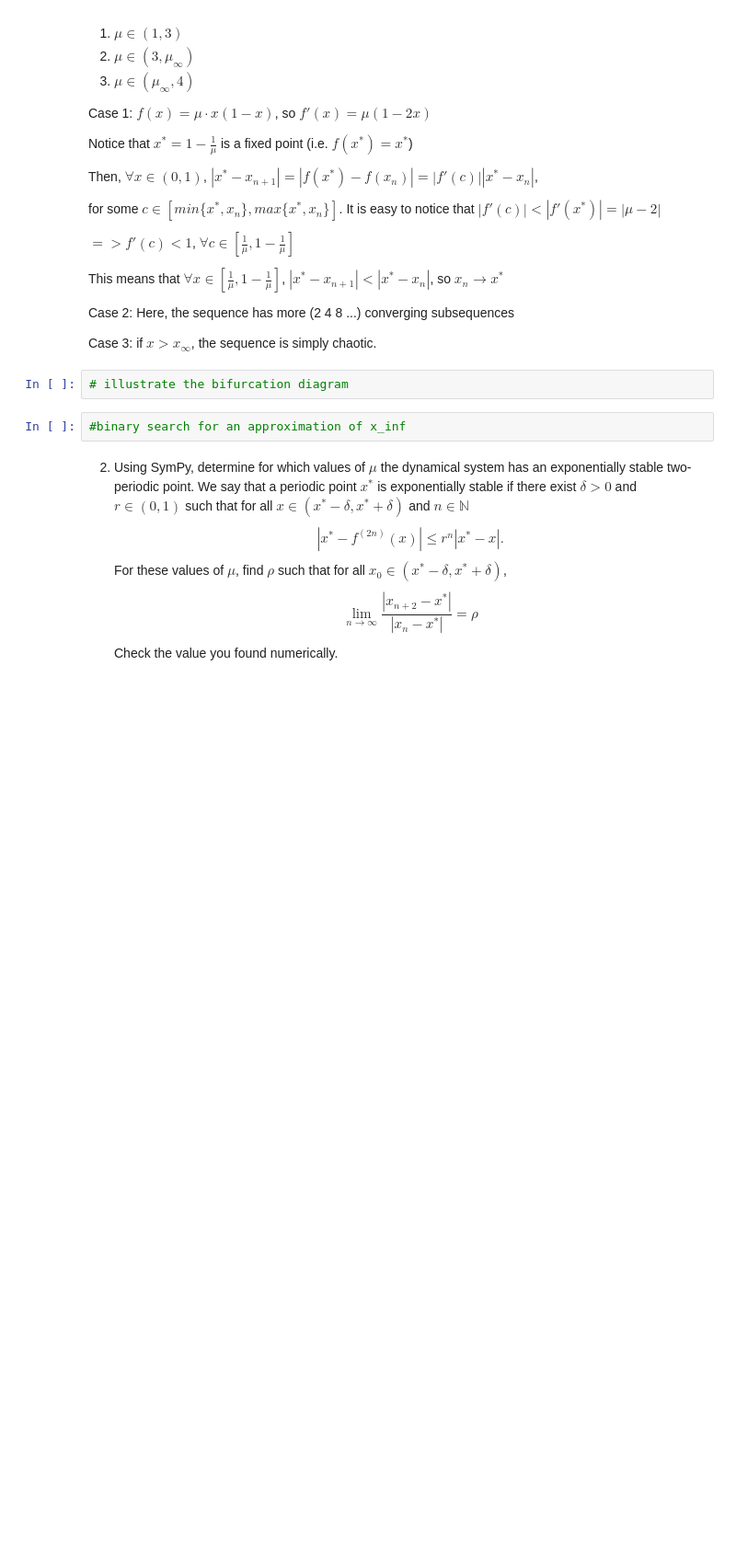
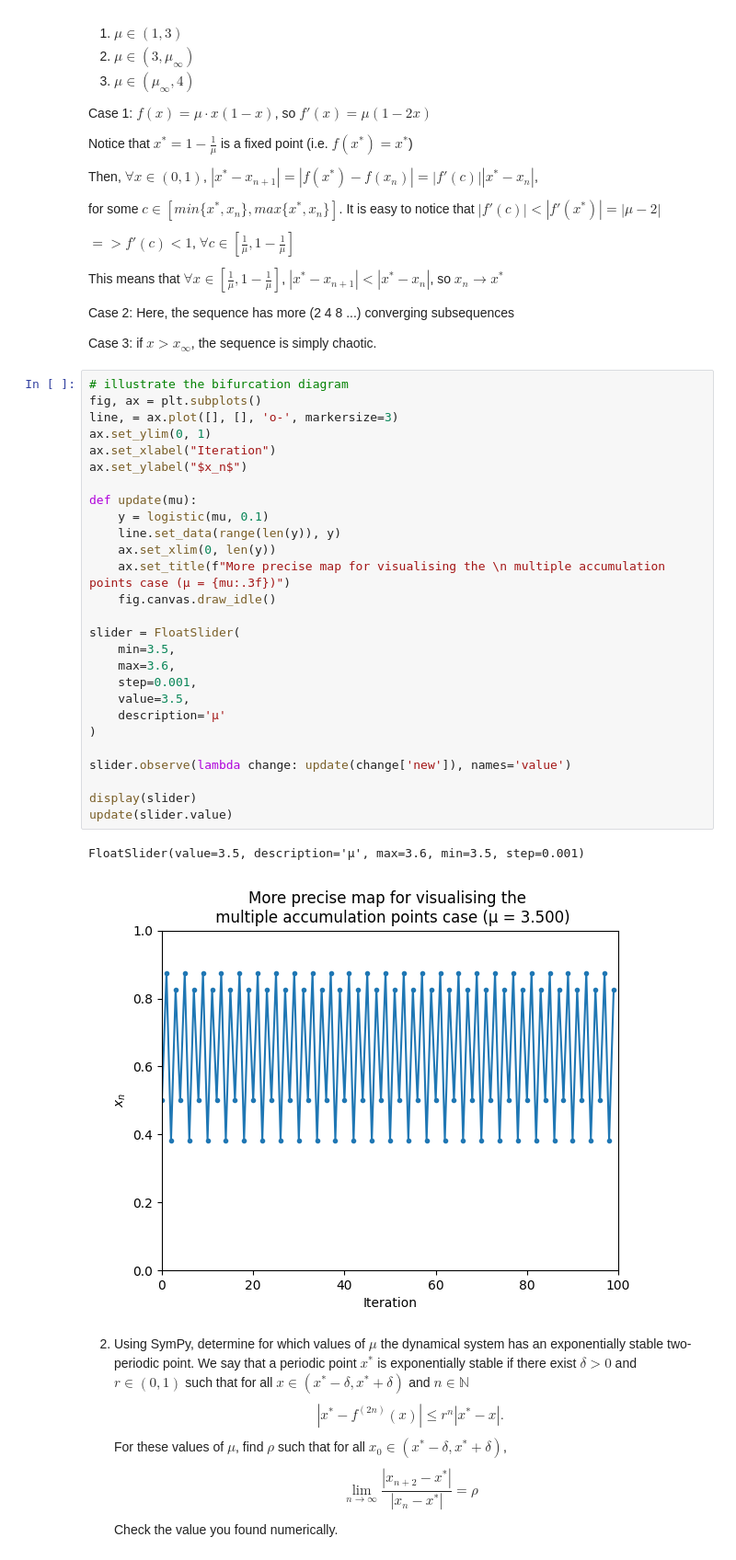
Before and after one commit to raulandrei00/Polytechnique_L2, a Jupyter notebook: discrete/project/FinalProject/FinalProject.ipynb, the cells around one changed output. Shown at 92% size. Drawn from its saved outputs; the diff is of its cells as text; blank space fills up the shorter version.

```diff
--- a/discrete/project/FinalProject/FinalProject.ipynb
+++ b/discrete/project/FinalProject/FinalProject.ipynb
@@ -161,10 +161,36 @@ Here, the sequence has more (2 4 8 ...) converging subsequences
 
 Case 3:
 if $x > x_\infty$, the sequence is simply chaotic.
-# %%
-# illustrate the bifurcation diagram
-# %%
-#binary search for an approximation of x_inf
+# %%
+# illustrate the bifurcation diagram
+fig, ax = plt.subplots()
+line, = ax.plot([], [], 'o-', markersize=3)
+ax.set_ylim(0, 1)
+ax.set_xlabel("Iteration")
+ax.set_ylabel("$x_n$")
+
+def update(mu):
+    y = logistic(mu, 0.1)
+    line.set_data(range(len(y)), y)
+    ax.set_xlim(0, len(y))
+    ax.set_title(f"More precise map for visualising the \n multiple accumulation points case (μ = {mu:.3f})")
+    fig.canvas.draw_idle()
+
+slider = FloatSlider(
+    min=3.5,
+    max=3.6,
+    step=0.001,
+    value=3.5,
+    description='μ'
+)
+
+slider.observe(lambda change: update(change['new']), names='value')
+
+display(slider)
+update(slider.value)
+# %% [output]
+FloatSlider(value=3.5, description='μ', max=3.6, min=3.5, step=0.001)
+[figure, added]
 # %% [markdown]
 2. Using SymPy, determine for which values of $\mu$ the dynamical system has an exponentially stable two-periodic point. We say that a periodic point $x^*$ is exponentially stable if there exist $\delta>0$ and $r \in (0,1)$ such that for all $x \in (x^* - \delta, x^* + \delta)$ and $n \in \mathbb{N}$
     $$|x^* - f^{(2n)}(x)|\leq r^n|x^*-x|.$$
```
Also changed, not shown: parts of 5 cells of this notebook.
